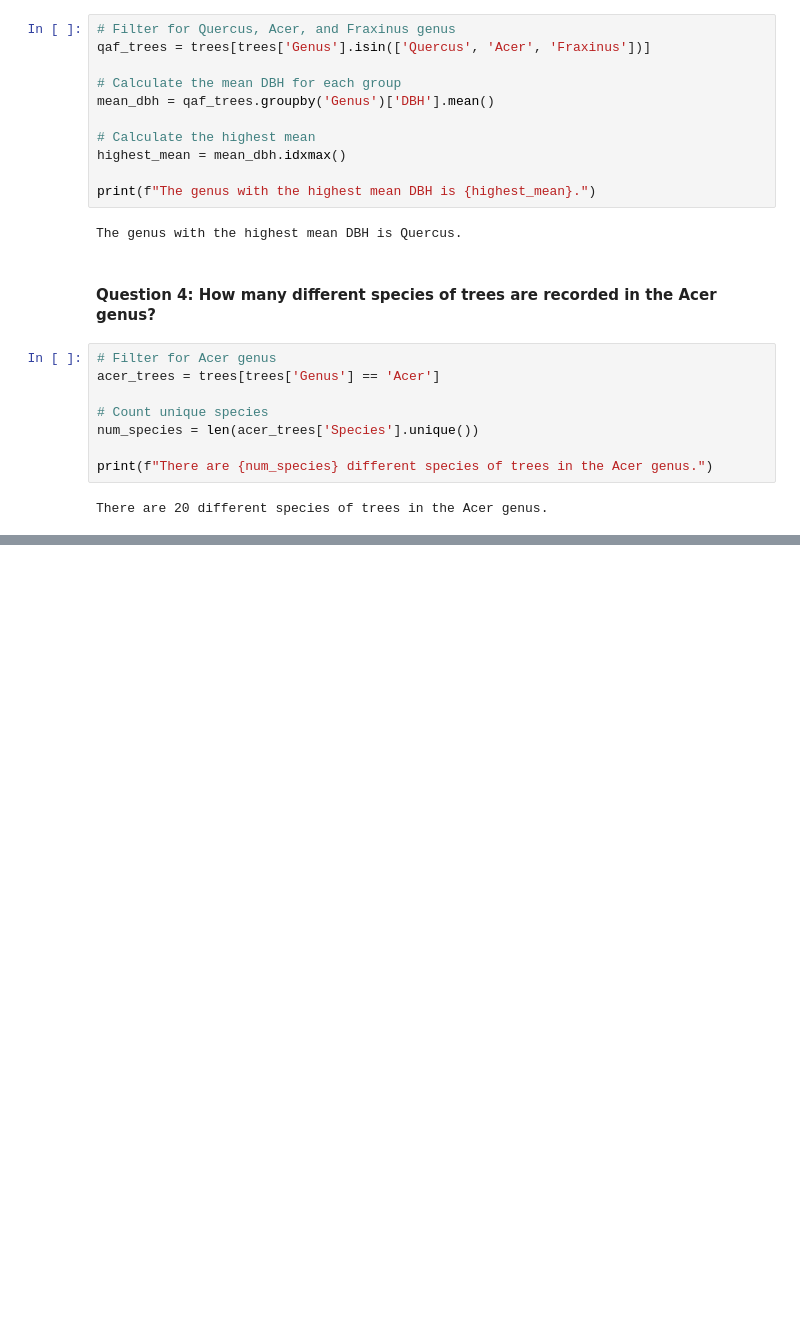
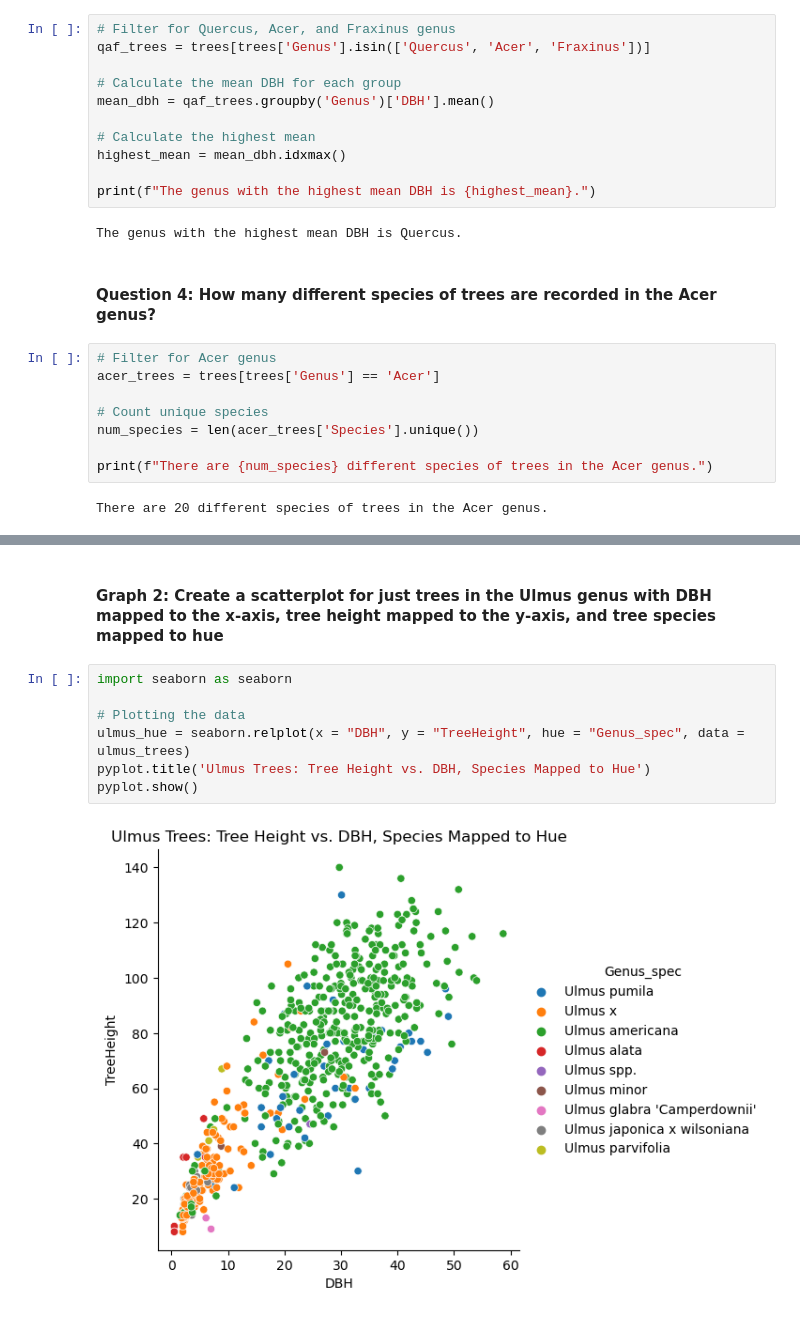
Before and after one commit to SeanH0122/PY4SA23_Assignment, a Jupyter notebook: Assignment No 2 - Sean Healy.ipynb, the cells around one changed output, grey strips where cells are left out. Drawn from its saved outputs; the diff is of its cells as text; blank space fills up the shorter version.

```diff
--- a/Assignment No 2 - Sean Healy.ipynb
+++ b/Assignment No 2 - Sean Healy.ipynb
@@ -144,0 +202,11 @@ There are 20 different species of trees in the Acer genus.
+# %% [markdown]
+#### Graph 2: Create a scatterplot for just trees in the Ulmus genus with DBH mapped to the x-axis, tree height mapped to the y-axis, and tree species mapped to hue
+# %%
+import seaborn as seaborn
+
+# Plotting the data
+ulmus_hue = seaborn.relplot(x = "DBH", y = "TreeHeight", hue = "Genus_spec", data = ulmus_trees)
+pyplot.title('Ulmus Trees: Tree Height vs. DBH, Species Mapped to Hue')
+pyplot.show()
+# %% [output]
+[figure, added]
```
Also changed, not shown: parts of 13 cells of this notebook, 1 other file.
